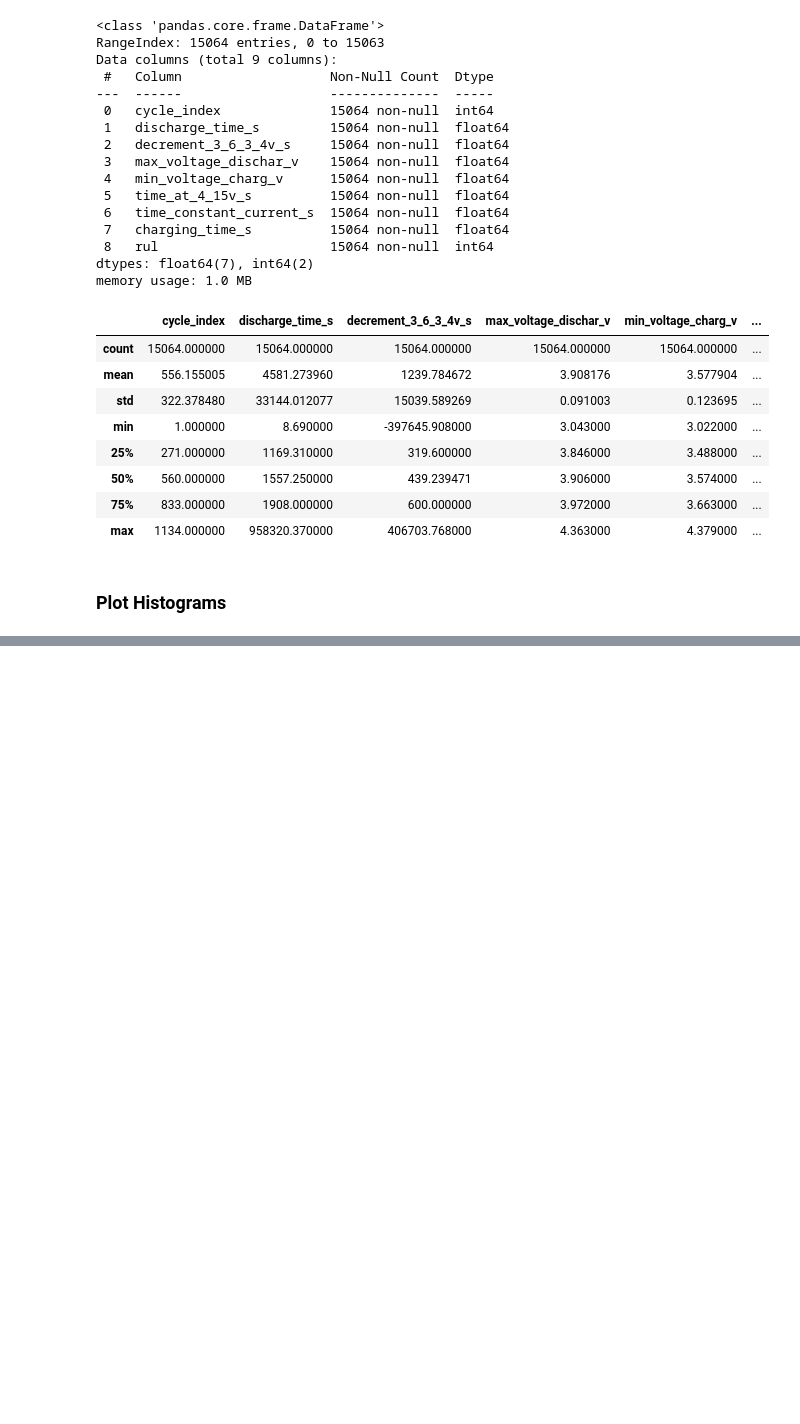
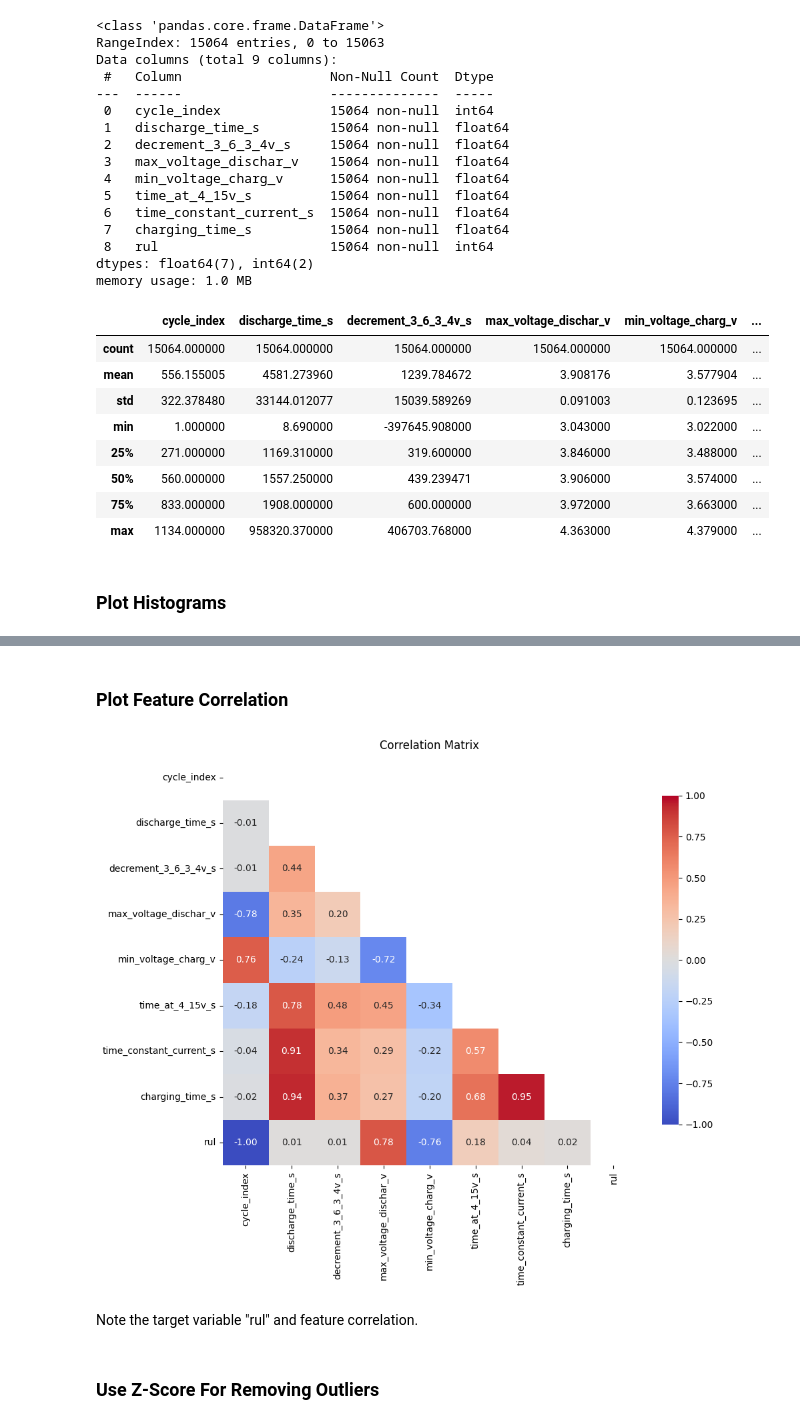
Before and after one commit to gregorywmorris/batteryrul, a Jupyter notebook: battery_rul.ipynb, the cells around one changed output, grey strips where cells are left out. Saved outputs shown, nothing was run; the diff lists cells and outputs as text; code cells hidden in the pictures; blank space fills up the shorter version.

```diff
--- a/battery_rul.ipynb
+++ b/battery_rul.ipynb
@@ -123,0 +155,28 @@ plt.show()
+# %% [markdown]
+### Plot Feature Correlation
+# %%
+numeric_columns = df.select_dtypes(include='number').columns
+
+# Calculate the correlation matrix
+correlation_matrix = df[numeric_columns].corr()
+
+# Create a mask for the upper triangle
+mask = np.triu(np.ones_like(correlation_matrix, dtype=bool))
+
+# Set up the matplotlib figure
+plt.figure(figsize=(10,8))
+
+# Draw the heatmap with the mask and correct aspect ratio
+sns.heatmap(correlation_matrix, mask=mask, annot=True, fmt='.2f', vmin=-1, vmax=1, cmap='coolwarm', cbar_kws={"shrink": .8})
+
+# Set the title
+plt.title('Correlation Matrix')
+
+# Show the plot
+plt.show()
+# %% [output]
+[figure, added]
+# %% [markdown]
+Note the target variable "rul" and feature correlation.
+# %% [markdown]
+### Use Z-Score For Removing Outliers
```
Also changed, not shown: parts of 14 cells of this notebook, 1 other file.
